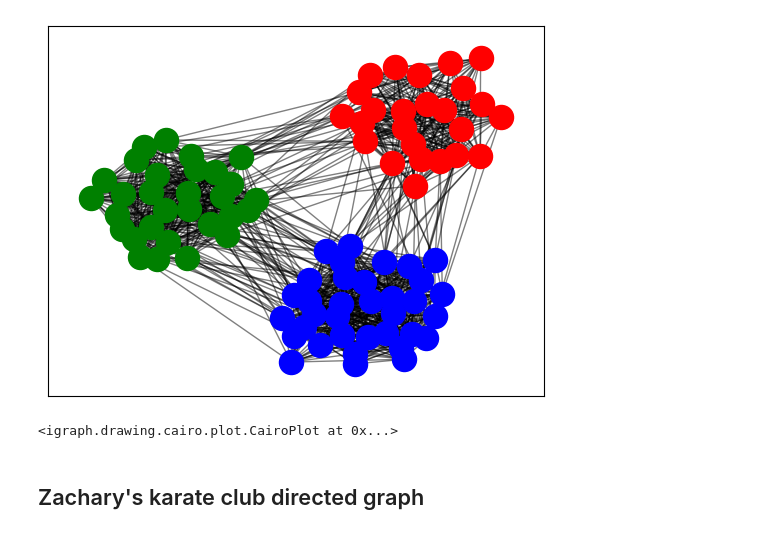
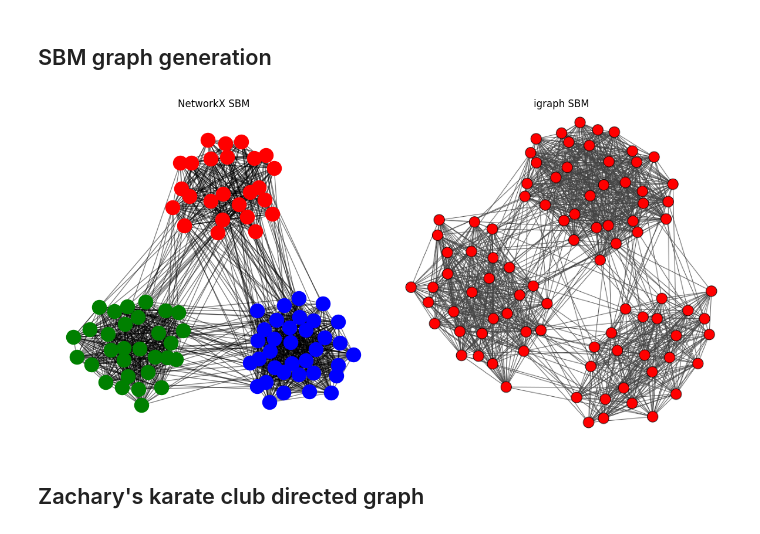
Before and after one commit to timothewt/AdvancedGraphClustering, a Jupyter notebook: notebooks/stochastic_block_model.ipynb, the cells around one changed output. Saved outputs shown, nothing was run; the diff lists cells and outputs as text; code cells hidden in the pictures.

```diff
--- a/notebooks/stochastic_block_model.ipynb
+++ b/notebooks/stochastic_block_model.ipynb
@@ -1,40 +14,44 @@
+# %% [markdown]
+## SBM graph generation
 # %%
-import networkx as nx
-import matplotlib.pyplot as plt
-import igraph as ig
-import numpy as np
-
 # Créer un SBM avec NetworkX
-def create_sbm():
-    sizes = [25, 30, 35]  # Taille des blocs
-    probs = [[0.8, 0.05, 0.05], [0.05, 0.8, 0.05], [0.05, 0.05, 0.8]]  # Probabilités de connexion intra et inter-blocs
+def networkx_sbm(sizes, probs):
     G = nx.stochastic_block_model(sizes, probs)
     return G
 
-G = create_sbm()
+def igraph_sbm(sizes, probs):
+    G = ig.Graph.SBM(90, probs, sizes)
+    ig.plot(G, "igraph_plot.png")
 
-# Visualisation
-pos = nx.spring_layout(G)
+
+# Préparer la figure matplotlib
+fig, ax = plt.subplots(1, 2, figsize=(12, 6))
+
+sizes = [25, 30, 35]  # Taille des blocs
+probs = [[0.8, 0.05, 0.05], [0.05, 0.8, 0.05], [0.05, 0.05, 0.8]]  # Probabilités de connexion intra et inter-blocs
+
 colors = ['red', 'green', 'blue']
+
+# Tracer le graphe NetworkX
+networkx_graph = networkx_sbm(sizes, probs)
+ax[0].set_title('NetworkX SBM')
 for count, block in enumerate(range(3)):
-    nodes = [n for n in G.nodes if G.nodes[n]['block'] == block]
-    nx.draw_networkx_nodes(G, pos, nodelist=nodes, node_color=colors[count])
+    nodes = [n for n in networkx_graph.nodes if networkx_graph.nodes[n]['block'] == block]
+    nx.draw_networkx_nodes(networkx_graph, pos, nodelist=nodes, node_color=colors[count], ax=ax[0])
+nx.draw_networkx_edges(networkx_graph, pos, alpha=0.5, ax=ax[0])
+ax[0].set_axis_off()
 
-nx.draw_networkx_edges(G, pos, alpha=0.5)
+# Tracer le graphe igraph
+igraph_sbm(sizes, probs)
+ax[1].set_title('igraph SBM')
+img = mpimg.imread('igraph_plot.png')
+ax[1].imshow(img)
+ax[1].axis('off')  # Masquer les axes
+
+plt.tight_layout()
 plt.show()
 # %% [output]
-[figure, old version]
+[figure, new version]
-# %%
-from igraph import Graph, plot
-
-sizes = [25, 30, 35]  # Taille des blocs
-probs = [[0.8, 0.05, 0.05], [0.05, 0.8, 0.05], [0.05, 0.05, 0.8]]  # Probabilités de connexion intra et inter-blocs
-
-# Générer le graphe SBM
-g = Graph.SBM(90, probs, sizes)
-plot(g)
-# %% [output]
-<igraph.drawing.cairo.plot.CairoPlot at 0x...>
 # %% [markdown]
 ## Zachary's karate club directed graph
 # %%
```
Also changed, not shown: parts of 11 cells of this notebook.
